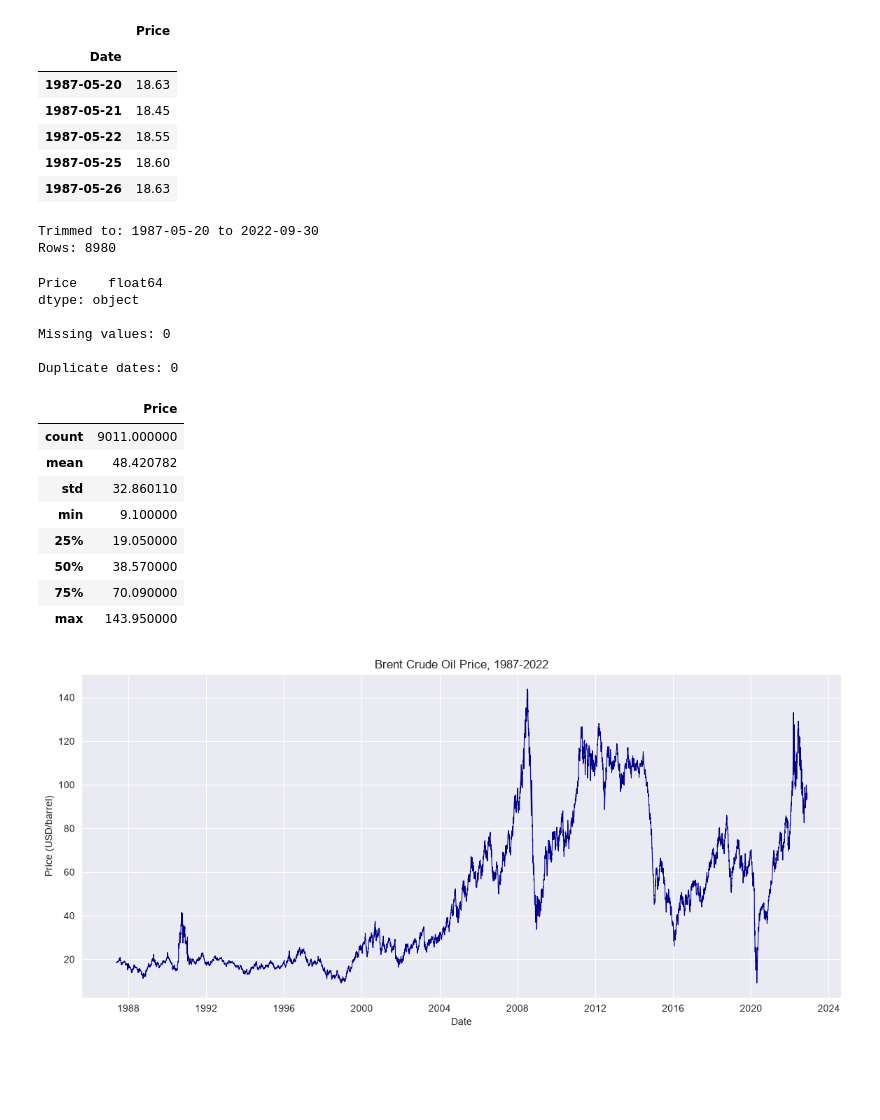
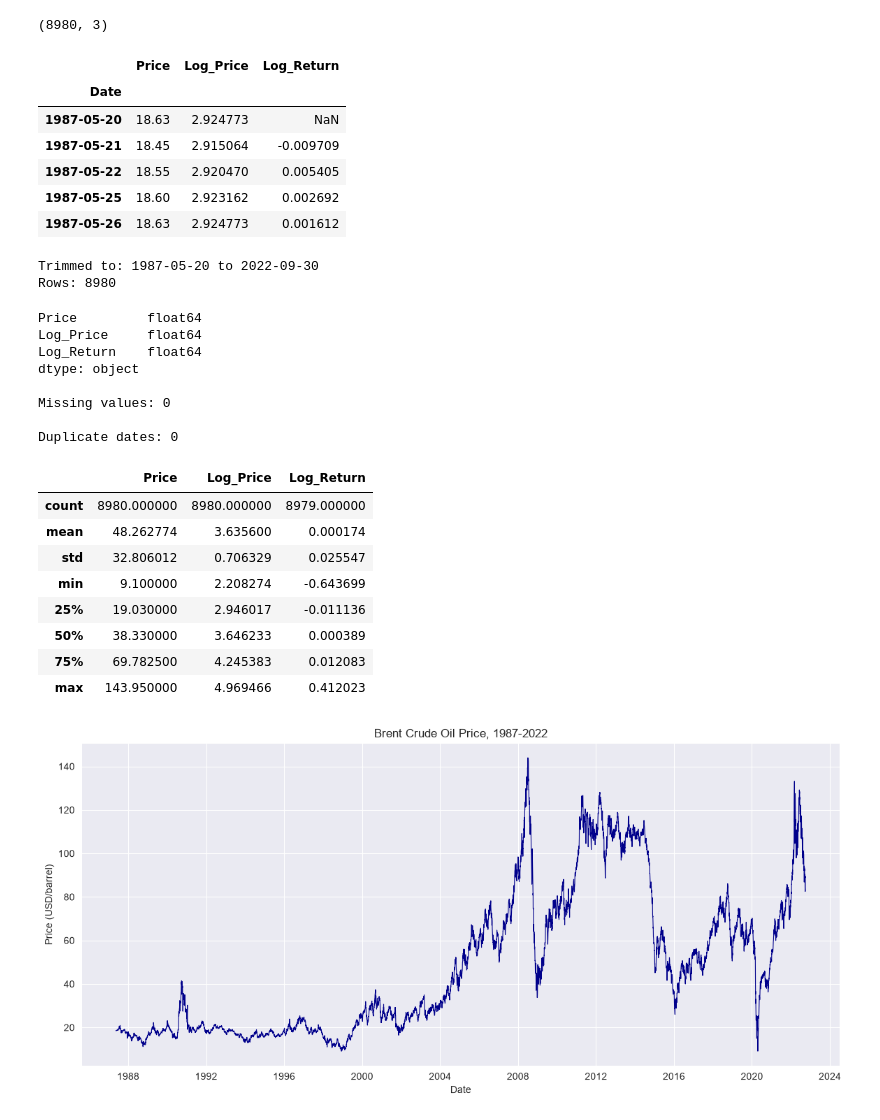
Before and after one commit to reb-ika/brent-oil-change-point-analysis, a Jupyter notebook: notebooks/1.0-eda.ipynb, the cells around one changed output. Drawn from its saved outputs; the diff is of its cells as text; code cells hidden in the pictures; blank space fills up the shorter version.

Commit message:
fix: modularize data loading into src/ with error handling, add passing tests

```diff
--- a/notebooks/1.0-eda.ipynb
+++ b/notebooks/1.0-eda.ipynb
@@ -1,19 +1,20 @@
 # %%
-import pandas as pd
+import sys
+sys.path.append("..")
+
 import numpy as np
 import matplotlib.pyplot as plt
 import seaborn as sns
 from statsmodels.tsa.stattools import adfuller
 
+from src.data_loader import load_brent_prices, load_key_events
+
 sns.set_style("darkgrid")
 plt.rcParams["figure.figsize"] = (14, 5)
 
-df = pd.read_csv("../data/raw/BrentOilPrices.csv")
-df["Date"] = pd.to_datetime(df["Date"], format="mixed")
-df = df.sort_values("Date").reset_index(drop=True)
-df = df.set_index("Date")
+df = load_brent_prices()
+events_df = load_key_events()
 
 print(df.shape)
-print(df.index.min(), "to", df.index.max())
 df.head()
 # %% [output]
@@ -22,10 +24,11 @@ df.head()
+(8980, 3)
-|  | Price |
-| Date |  |
-| 1987-05-20 | 18.63 |
-| 1987-05-21 | 18.45 |
-| 1987-05-22 | 18.55 |
-| 1987-05-25 | 18.60 |
-| 1987-05-26 | 18.63 |
+|  | Price | Log_Price | Log_Return |
+| Date |  |  |  |
+| 1987-05-20 | 18.63 | 2.924773 | NaN |
+| 1987-05-21 | 18.45 | 2.915064 | -0.009709 |
+| 1987-05-22 | 18.55 | 2.920470 | 0.005405 |
+| 1987-05-25 | 18.60 | 2.923162 | 0.002692 |
+| 1987-05-26 | 18.63 | 2.924773 | 0.001612 |
 # %%
 df = df[df.index <= "2022-09-30"]
 print(f"Trimmed to: {df.index.min().date()} to {df.index.max().date()}")
@@ -39,21 +42,23 @@ print(f"\nMissing values: {df['Price'].isnull().sum()}")
 print(f"\nDuplicate dates: {df.index.duplicated().sum()}")
 df.describe()
 # %% [output]
-Price    float64
+Price         float64
+Log_Price     float64
+Log_Return    float64
 dtype: object
 
 Missing values: 0
 
 Duplicate dates: 0
-|  | Price |
-| count | 9011.000000 |
-| mean | 48.420782 |
-| std | 32.860110 |
-| min | 9.100000 |
-| 25% | 19.050000 |
-| 50% | 38.570000 |
-| 75% | 70.090000 |
-| max | 143.950000 |
+|  | Price | Log_Price | Log_Return |
+| count | 8980.000000 | 8980.000000 | 8979.000000 |
+| mean | 48.262774 | 3.635600 | 0.000174 |
+| std | 32.806012 | 0.706329 | 0.025547 |
+| min | 9.100000 | 2.208274 | -0.643699 |
+| 25% | 19.030000 | 2.946017 | -0.011136 |
+| 50% | 38.330000 | 3.646233 | 0.000389 |
+| 75% | 69.782500 | 4.245383 | 0.012083 |
+| max | 143.950000 | 4.969466 | 0.412023 |
 # %%
 fig, ax = plt.subplots(figsize=(14, 6))
 ax.plot(df.index, df["Price"], linewidth=0.8, color="darkblue")
@@ -62,7 +67,7 @@ ax.set_xlabel("Date")
 ax.set_ylabel("Price (USD/barrel)")
 plt.show()
 # %% [output]
-[figure, old version]
+[figure, new version]
 # %%
 df["Log_Price"] = np.log(df["Price"])
 df["Log_Return"] = df["Log_Price"].diff()
```
Also changed, not shown: parts of 4 cells of this notebook, 2 other files.
